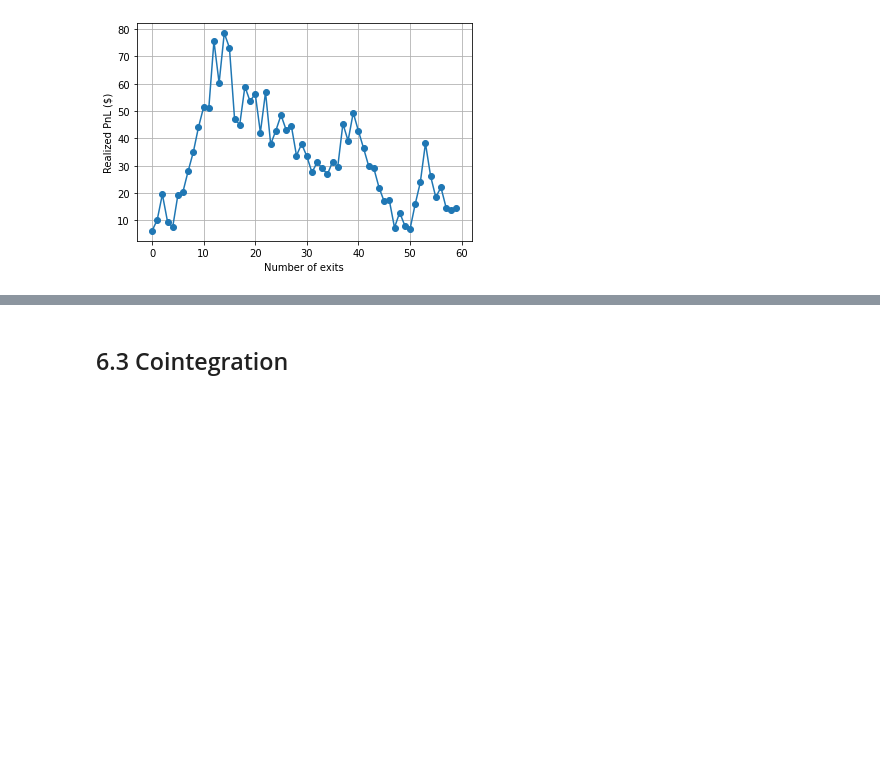
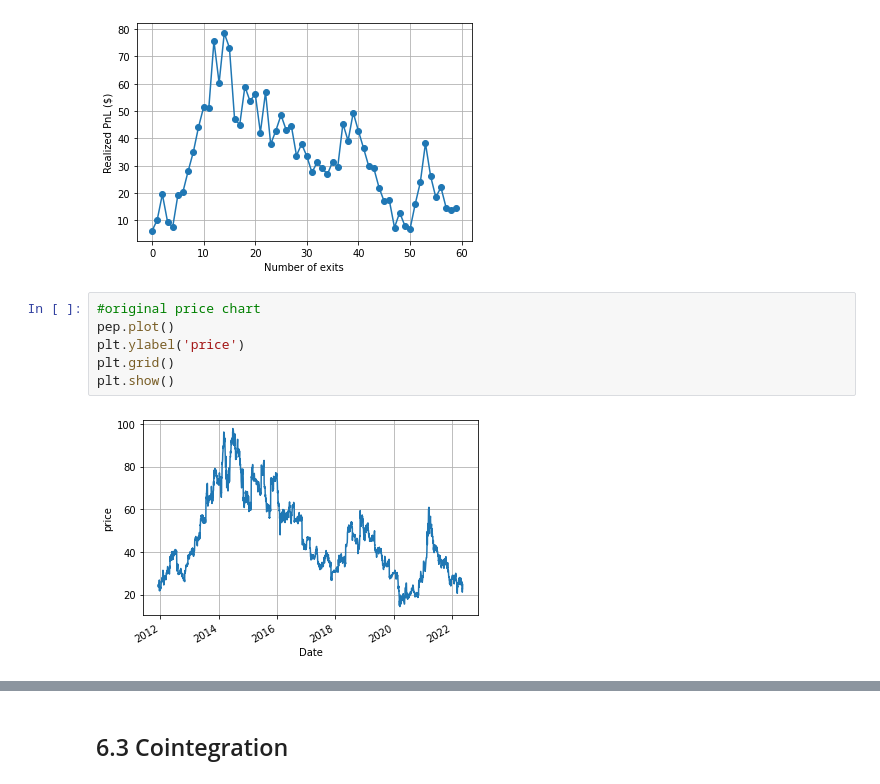
Before and after one commit to halilcodes/quant-trading-essentials, a Jupyter notebook: Chapter_6.ipynb, the cells around one changed output, grey strips where cells are left out. Saved outputs shown, nothing was run; the diff lists cells and outputs as text; blank space fills up the shorter version.

```diff
--- a/Chapter_6.ipynb
+++ b/Chapter_6.ipynb
@@ -112,3 +121,11 @@ plt.grid()
 plt.show()
 # %% [output]
 [figure]
+# %%
+#original price chart
+pep.plot()
+plt.ylabel('price')
+plt.grid()
+plt.show()
+# %% [output]
+[figure, added]
```
Also changed, not shown: parts of 31 cells of this notebook, 1 other file.
